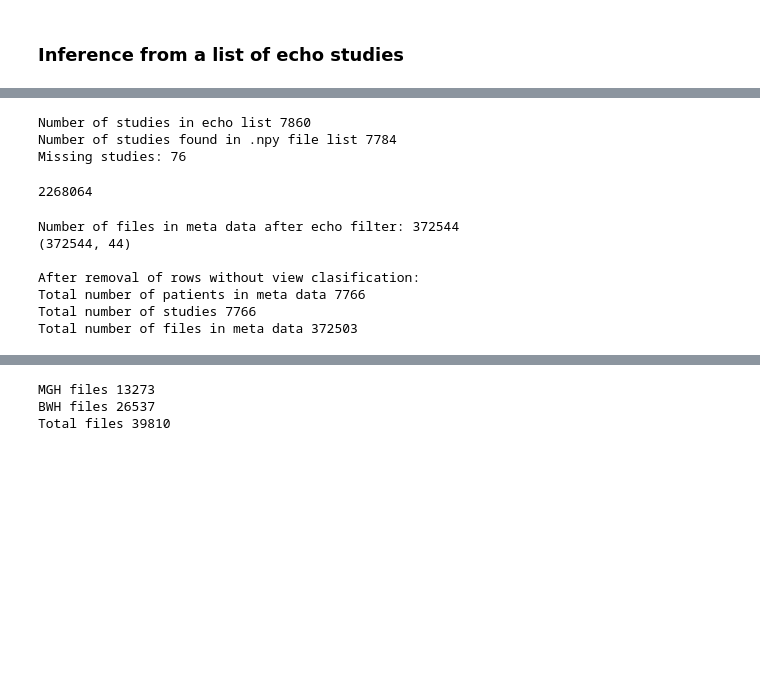
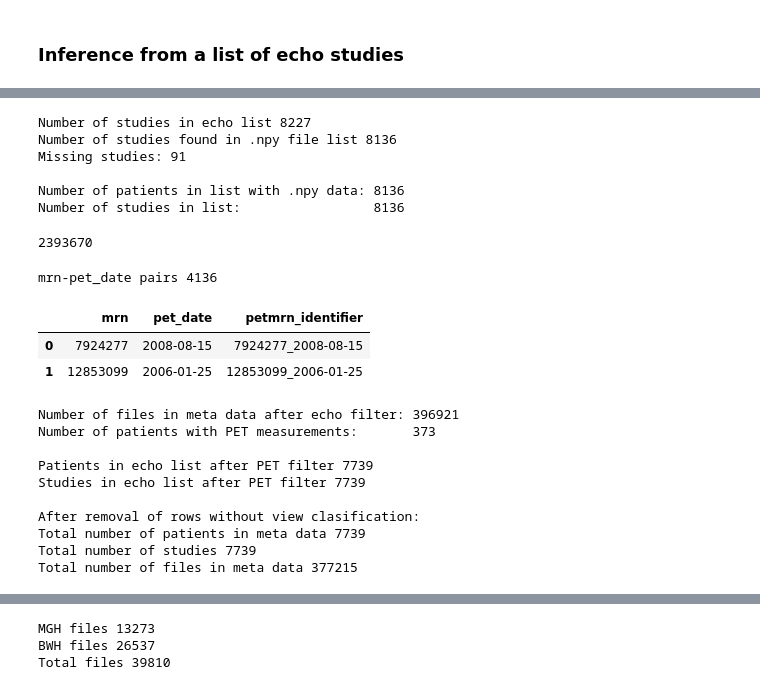
Before and after one commit to awerdich/werdich-cfr, a Jupyter notebook: notebooks/Inc2_Inference.ipynb, the cells around one changed output, grey strips where cells are left out. Saved outputs shown, nothing was run; the diff lists cells and outputs as text; code cells hidden in the pictures; blank space fills up the shorter version.

```diff
--- a/notebooks/Inc2_Inference.ipynb
+++ b/notebooks/Inc2_Inference.ipynb
@@ -75,8 +50,9 @@ echo_list.head()
 file_df_file = 'echo_'+location+'_npy_feather_files_'+meta_date+'.parquet'
 file_df = pd.read_parquet(os.path.join(meta_dir, file_df_file))
 
-file_df_study = file_df[file_df.study.isin(study_list)]
-file_df_study_list = list(file_df_study.study.unique())
+# Filter the meta data by the list of echos that we need
+file_df_npy = file_df[file_df.study.isin(study_list)]
+file_df_study_list = list(file_df_npy.study.unique())
 
 print(f'Number of studies in echo list {len(study_list)}')
 print(f'Number of studies found in .npy file list {len(file_df_study_list)}')
@@ -91,29 +67,60 @@ echo_list_missing = echo_list[echo_list.study.isin(missing_studies)]
 echo_list_missing.to_parquet(os.path.join(echo_list_dir, echo_list_file_missing))
 
 # Save the new list to collect the metadata
-file_df_file_pred = os.path.join(echo_list_dir, 'echo_BWH_npy_feather_files_eventechos_'+meta_date+'.parquet')
-file_df_study.to_parquet(file_df_file_pred)
+#file_df_file_pred = os.path.join(echo_list_dir, 'echo_BWH_npy_feather_files_eventechos_'+meta_date+'.parquet')
+#file_df_study.to_parquet(file_df_file_pred)
+
+print()
+print(f'Number of patients in list with .npy data: {len(file_df_npy.mrn.unique())}')
+print(f'Number of studies in list:                 {len(file_df_npy.study.unique())}')
 # %% [output]
-Number of studies in echo list 7860
-Number of studies found in .npy file list 7784
-Missing studies: 76
+Number of studies in echo list 8227
+Number of studies found in .npy file list 8136
+Missing studies: 91
+
+Number of patients in list with .npy data: 8136
+Number of studies in list:                 8136
 # %%
 # Join the echo list with the meta data and filter VIEWS!!!
 meta_file = os.path.join(cfr_data_root, 'metadata_'+meta_date, 'echo_'+location+'_meta_'+meta_date+'.parquet')
-meta_df = pd.read_parquet(meta_file)
-print(len(meta_df.filename.unique()))
+meta_df_all_files = pd.read_parquet(meta_file)
+meta_df_all_files = meta_df_all_files.astype({'mrn': 'int64'})
+print(len(meta_df_all_files.filename.unique()))
 # %% [output]
-2268064
+2393670
+# %%
+# Load PET data
+pet_echo_file = os.path.normpath('/mnt/obi0/phi/pet/pet_cfr/pets_with_echos_all.parquet')
+pet_cols = ['mrn', 'pet_date', 'petmrn_identifier']
+pet = pd.read_parquet(pet_echo_file)
+pet = pet[pet_cols].dropna(how='all').drop_duplicates()
+pet = pet.astype({'pet_date': 'datetime64[ns]'})
+print(f'mrn-pet_date pairs {len(pet.petmrn_identifier.unique())}')
+pet.head(2)
+# %% [output]
+mrn-pet_date pairs 4136
+|  | mrn | pet_date | petmrn_identifier |
+| 0 | 7924277 | 2008-08-15 | 7924277_2008-08-15 |
+| 1 | 12853099 | 2006-01-25 | 12853099_2006-01-25 |
 # %%
 # Filter the meta data by the echos we need
-meta_df = meta_df[meta_df.study.isin(study_list)]
+meta_df = meta_df_all_files[meta_df_all_files.study.isin(study_list)]
 #meta_df = meta_df[meta_df.filename.isin(echo_file_list)]
+
+# Original file number
 print(f'Number of files in meta data after echo filter: {len(meta_df.filename.unique())}')
-print(meta_df.shape)
+
+# Remove patients with PET studies
+meta_df_pet_patients = meta_df.loc[meta_df.mrn.isin(pet.mrn.unique())]
+print(f'Number of patients with PET measurements:       {len(meta_df_pet_patients.mrn.unique())}')
+meta_df = meta_df.loc[~meta_df.mrn.isin(pet.mrn.unique())]
+
+print()
+print(f'Patients in echo list after PET filter {len(meta_df.mrn.unique())}')
+print(f'Studies in echo list after PET filter {len(meta_df.study.unique())}')
 
 # Remove meta rows without view classification
 meta_df = meta_df.loc[~meta_df.a4c.isnull()]
-
 # Remove rows without frame_time
 meta_df = meta_df.loc[~meta_df.frame_time.isnull()].reset_index(drop = True)
 
@@ -123,13 +130,16 @@ print('Total number of patients in meta data {}'.format(len(meta_df.mrn.unique()
 print('Total number of studies {}'.format(len(meta_df.study.unique())))
 print('Total number of files in meta data {}'.format(len(meta_df.filename.unique())))
 # %% [output]
-Number of files in meta data after echo filter: 372544
-(372544, 44)
+Number of files in meta data after echo filter: 396921
+Number of patients with PET measurements:       373
+
+Patients in echo list after PET filter 7739
+Studies in echo list after PET filter 7739
 
 After removal of rows without view clasification:
-Total number of patients in meta data 7766
-Total number of studies 7766
-Total number of files in meta data 372503
+Total number of patients in meta data 7739
+Total number of studies 7739
+Total number of files in meta data 377215
 # %%
 view_dict = {'view_a2c': ['a2c', 'a2c_laocc', 'a2c_lvocc_s'],
              'view_a3c': ['a3c', 'a3c_laocc', 'a3c_lvocc_s'],
```
Also changed, not shown: parts of 17 cells of this notebook, 2 other files.
